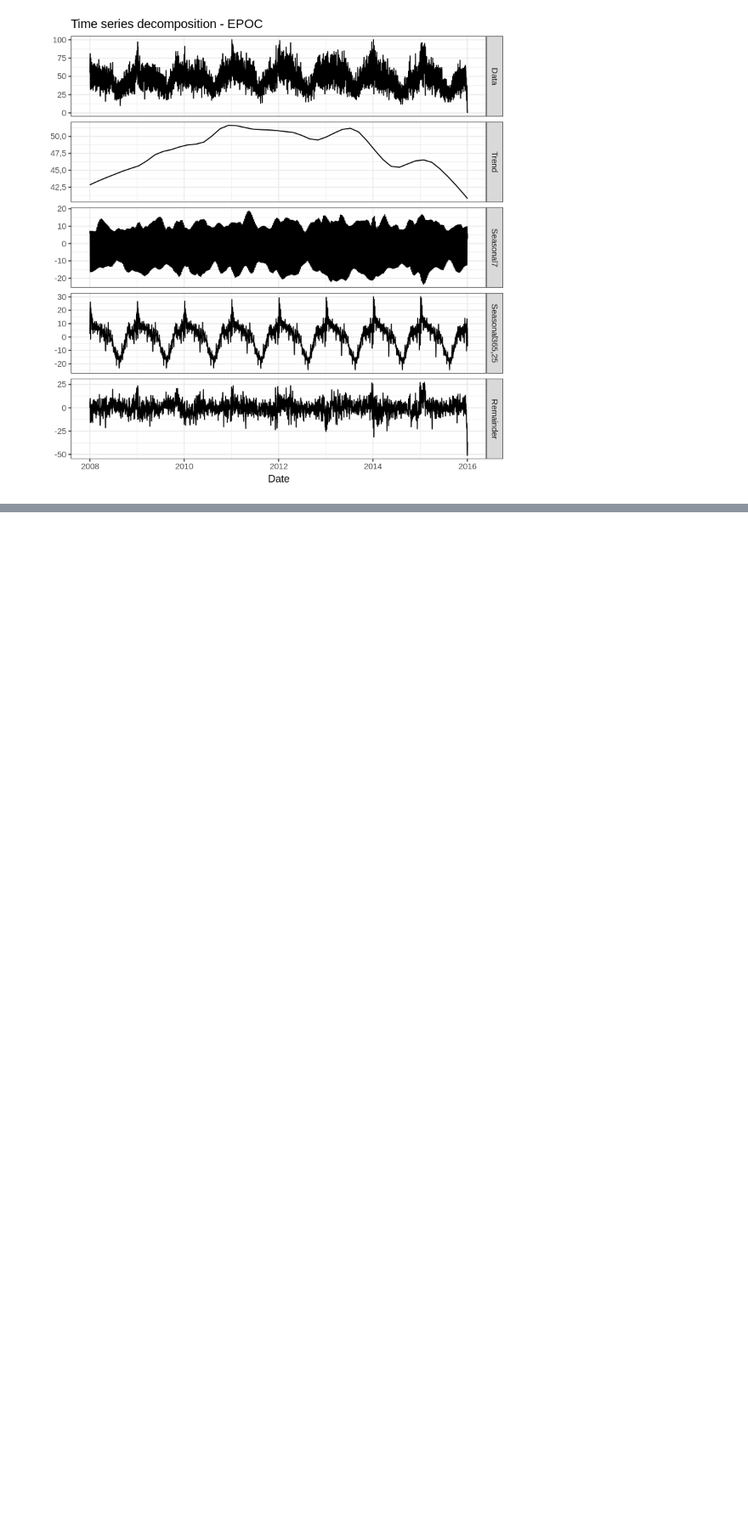
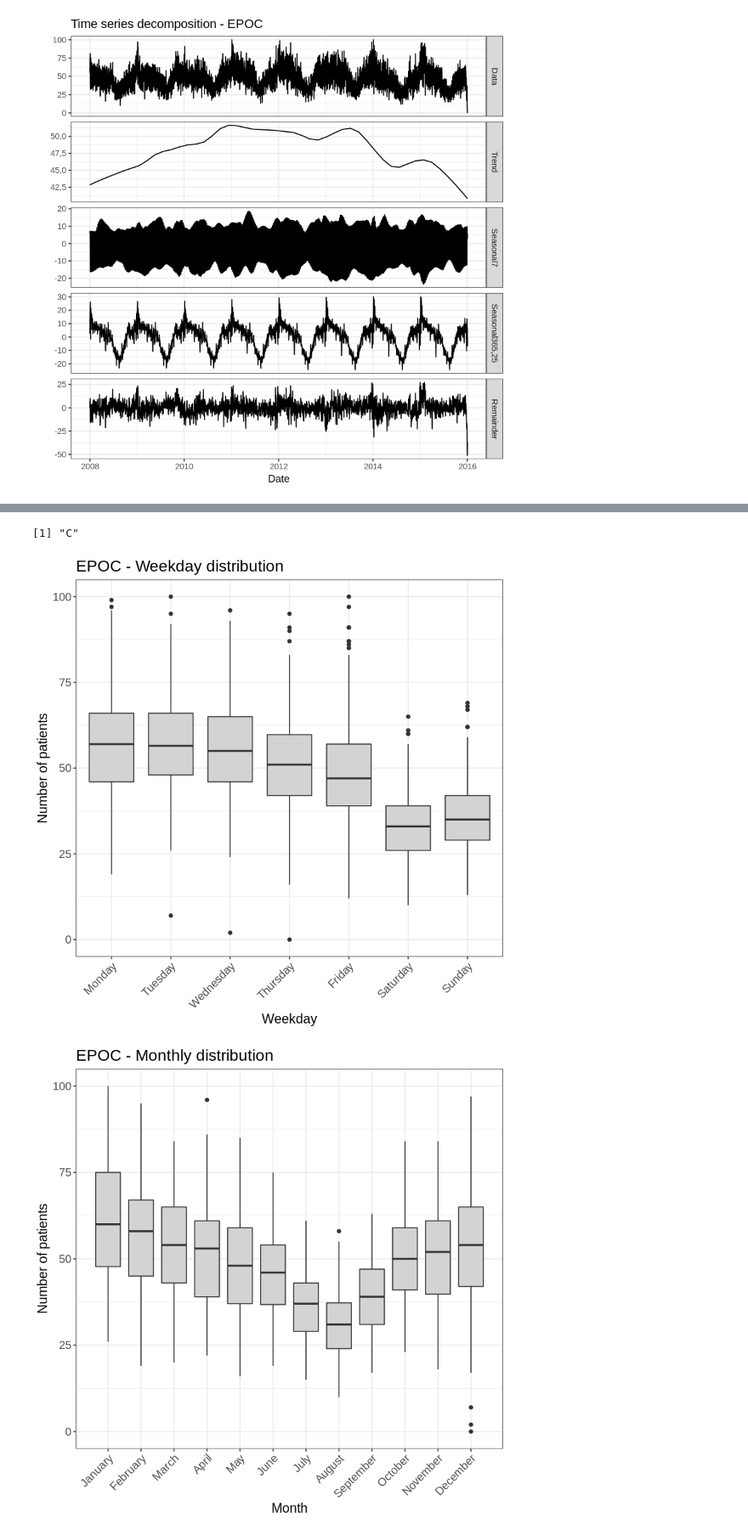
Before and after one commit to sogooddata/Contaminacion_EPOC, a Jupyter notebook: Contaminacion-EPOC-R/epoc_series_analysis.ipynb, the cells around one changed output, grey strips where cells are left out. Shown: that part at 85% size. Saved outputs shown, nothing was run; the diff lists cells and outputs as text; code cells hidden in the pictures; blank space fills up the shorter version.

```diff
--- a/Contaminacion-EPOC-R/epoc_series_analysis.ipynb
+++ b/Contaminacion-EPOC-R/epoc_series_analysis.ipynb
@@ -40,0 +59,28 @@ autoplot(mstl(epoc_ts)) + labs(title = "Time series decomposition - EPOC", x = "
+# %%
+Sys.setlocale("LC_TIME", "C")
+epoc_casos$weekday <- weekdays(epoc_casos$`Fecha de ingreso`)
+
+ggplot(data = epoc_casos, aes(x = weekday, y = `Número de casos`, group = weekday)) +
+  geom_boxplot(fill = "lightgrey") +
+  scale_x_discrete(limits = c("Monday", "Tuesday", "Wednesday", "Thursday",
+                              "Friday", "Saturday", "Sunday")) +
+  labs(title = "EPOC - Weekday distribution", x = "Weekday", y = "Number of patients") +
+  theme_bw() +
+  theme(axis.text = element_text(size=12),
+        text = element_text(size=14),
+        axis.text.x = element_text(angle=45, hjust=1))
+
+ggplot(data = epoc_casos, aes(x = month(`Fecha de ingreso`), y = `Número de casos`, group = month(`Fecha de ingreso`))) +
+  geom_boxplot(fill = "lightgrey") +
+  scale_x_discrete(limits = c("January", "February", "March", "April",
+                              "May", "June", "July", "August",
+                              "September", "October", "November", "December")) +
+  labs(title = "EPOC - Monthly distribution",x = "Month", y = "Number of patients") +
+  theme_bw() +
+  theme(axis.text = element_text(size=12),
+        text = element_text(size=14),
+        axis.text.x = element_text(angle=45, hjust=1))
+# %% [output]
+[1] "C"
+[figure, added]
+[figure, added]
```
Also changed, not shown: parts of 11 cells of this notebook, 1 other file.
